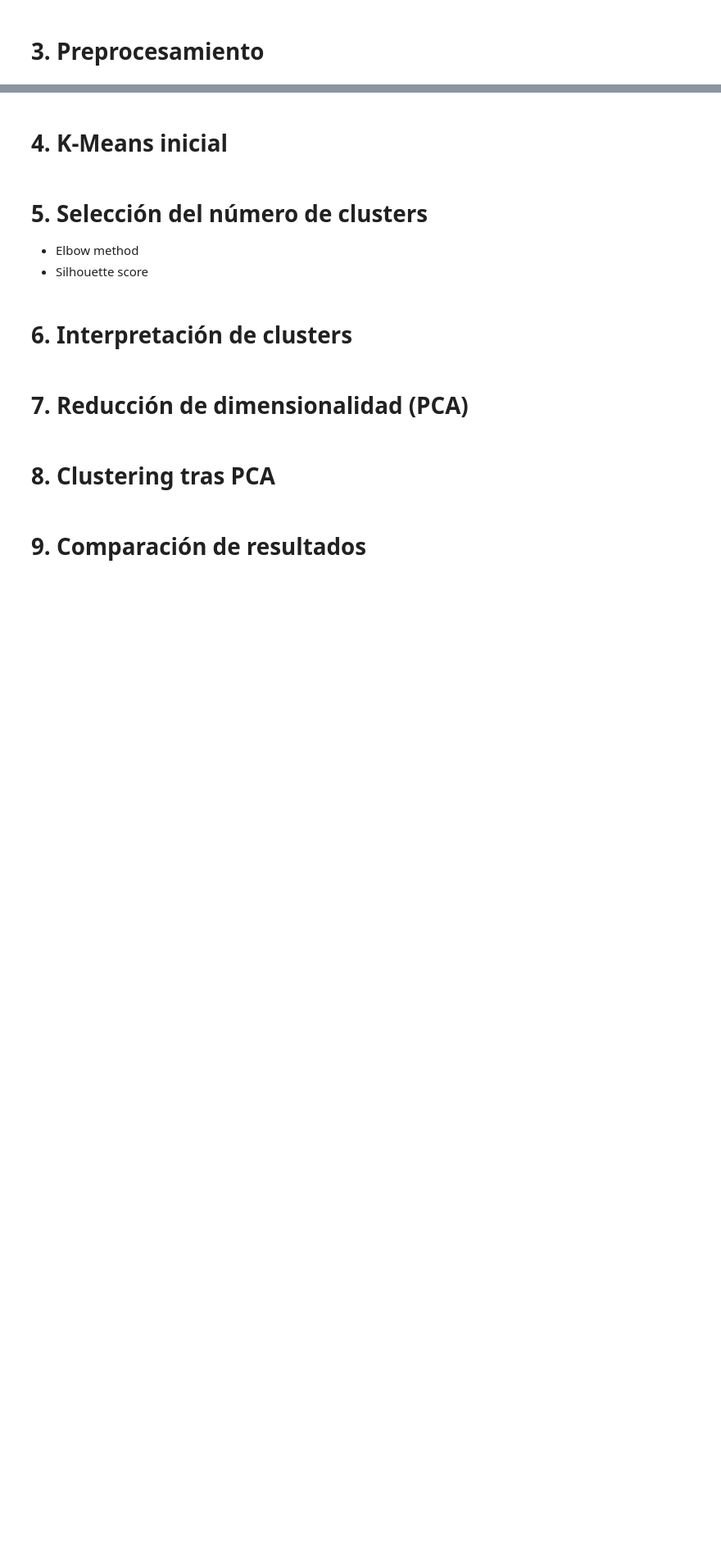
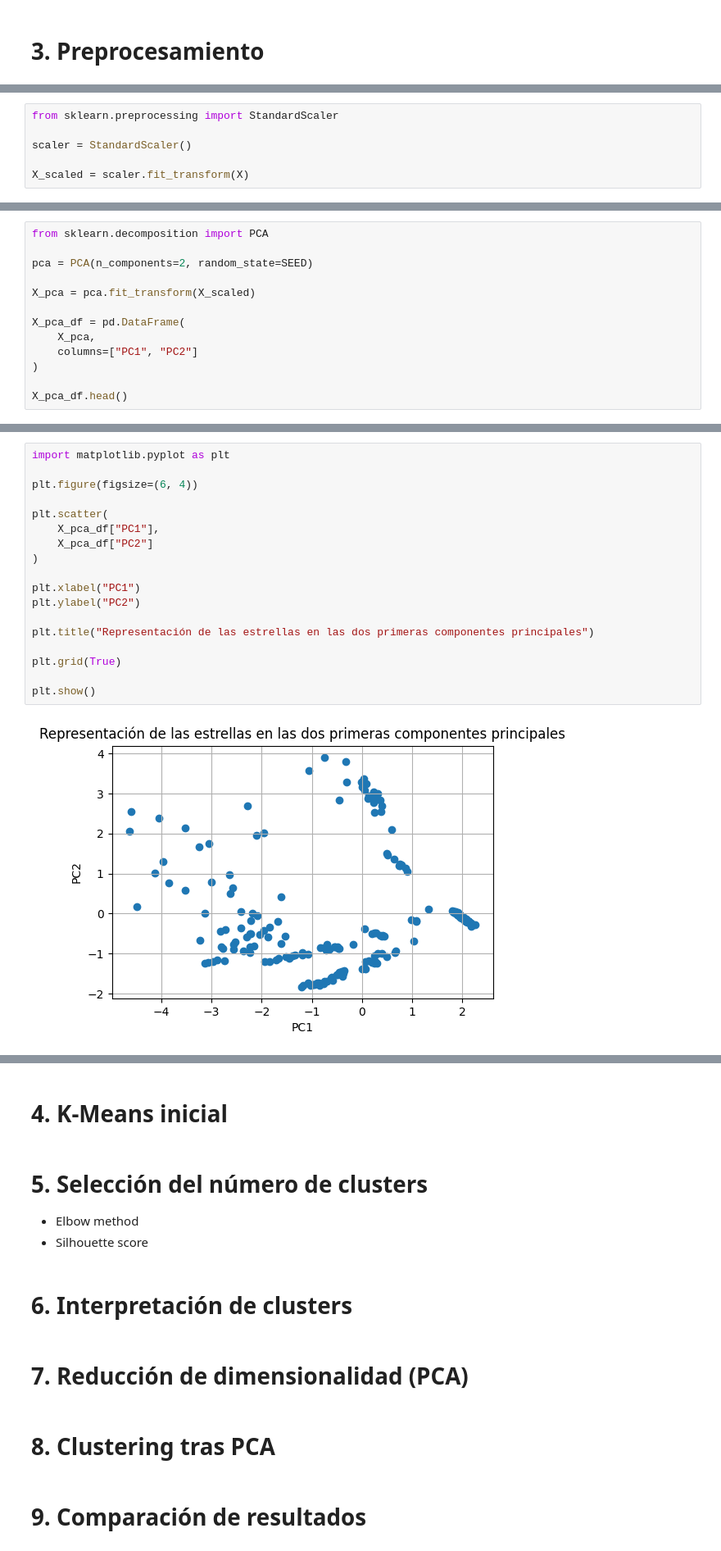
Before and after one commit to 100495785/Grupo17_Practica2, a Jupyter notebook: Practica2_estrellas.ipynb, the cells around one changed output, grey strips where cells are left out. Shown at 82% size. Saved outputs shown, nothing was run; the diff lists cells and outputs as text; blank space fills up the shorter version.

```diff
--- a/Practica2_estrellas.ipynb
+++ b/Practica2_estrellas.ipynb
@@ -52,0 +246,6 @@ Dimensiones del dataset: (240, 6)
+# %%
+from sklearn.preprocessing import StandardScaler
+
+scaler = StandardScaler()
+
+X_scaled = scaler.fit_transform(X)
@@ -52,0 +258,13 @@ Dimensiones del dataset: (240, 6)
+# %%
+from sklearn.decomposition import PCA
+
+pca = PCA(n_components=2, random_state=SEED)
+
+X_pca = pca.fit_transform(X_scaled)
+
+X_pca_df = pd.DataFrame(
+    X_pca,
+    columns=["PC1", "PC2"]
+)
+
+X_pca_df.head()
@@ -52,0 +292,20 @@ Dimensiones del dataset: (240, 6)
+# %%
+import matplotlib.pyplot as plt
+
+plt.figure(figsize=(6, 4))
+
+plt.scatter(
+    X_pca_df["PC1"],
+    X_pca_df["PC2"]
+)
+
+plt.xlabel("PC1")
+plt.ylabel("PC2")
+
+plt.title("Representación de las estrellas en las dos primeras componentes principales")
+
+plt.grid(True)
+
+plt.show()
+# %% [output]
+[figure, added]
```
Also changed, not shown: parts of 33 cells of this notebook.
